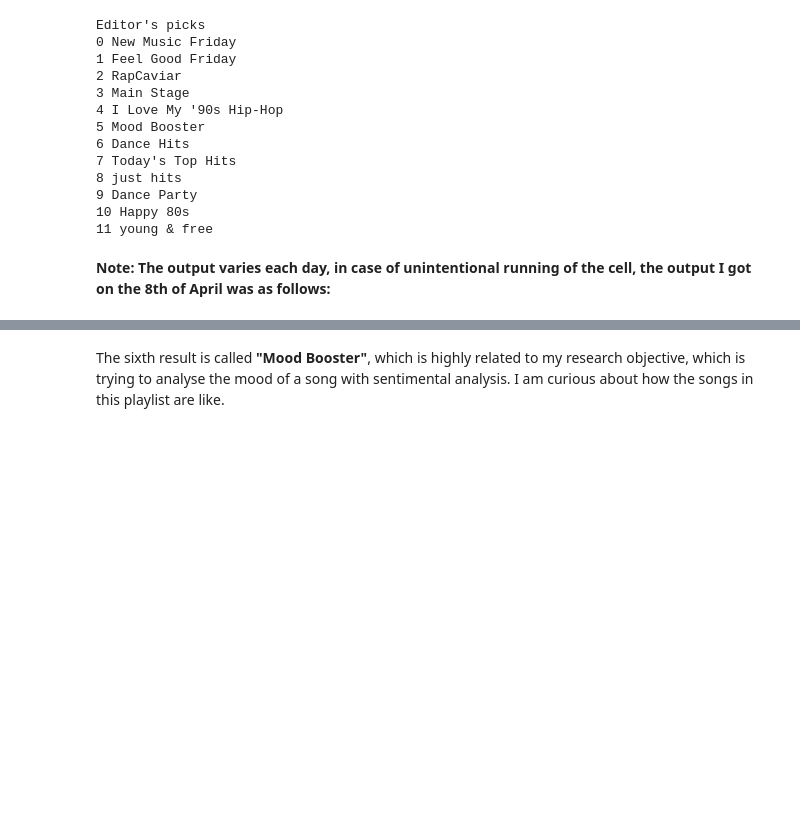
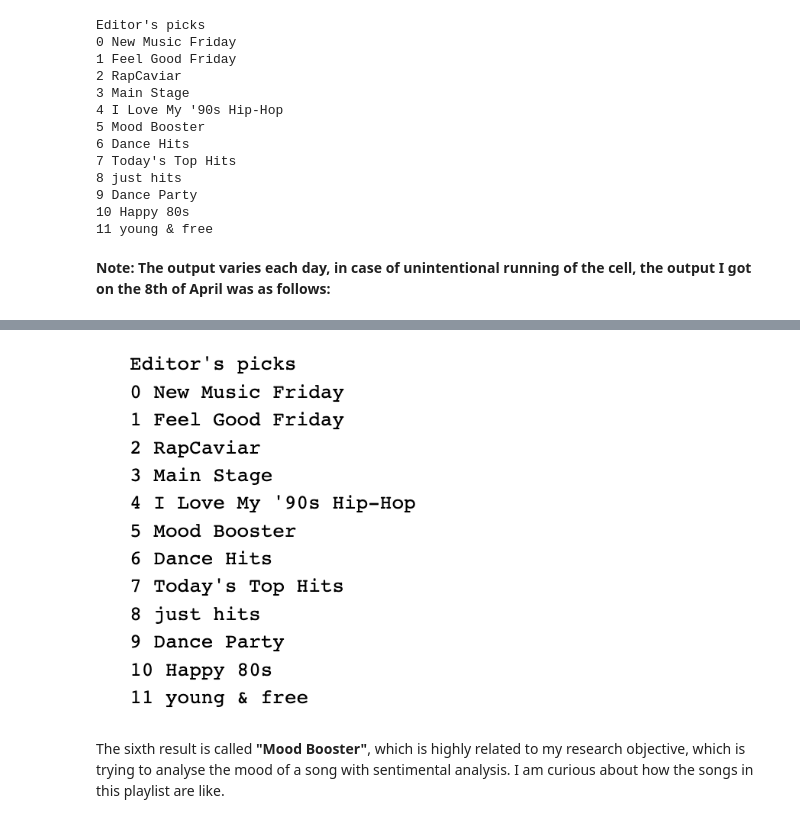
Before and after one commit to doratian99/MSIN0166-DE-Individual-Project, a Jupyter notebook: Data Collection/Notebook.ipynb, the cells around one changed output, grey strips where cells are left out. Cells and saved outputs as stored; diff of their text form; code cells hidden in the pictures; blank space fills up the shorter version.

```diff
--- a/Data Collection/Notebook.ipynb
+++ b/Data Collection/Notebook.ipynb
@@ -87,3 +87,7 @@ Editor's picks
+# %%
+Image(filename='featured_playlists.png')
+# %% [output]
+[figure, added]
 # %% [markdown]
 The sixth result is called **"Mood Booster"**, which is highly related to my research objective, which is trying to analyse the mood of a song with sentimental analysis. I am curious about how the songs in this playlist are like.
 # %% [markdown]
```
Also changed, not shown: parts of 3 cells of this notebook.
